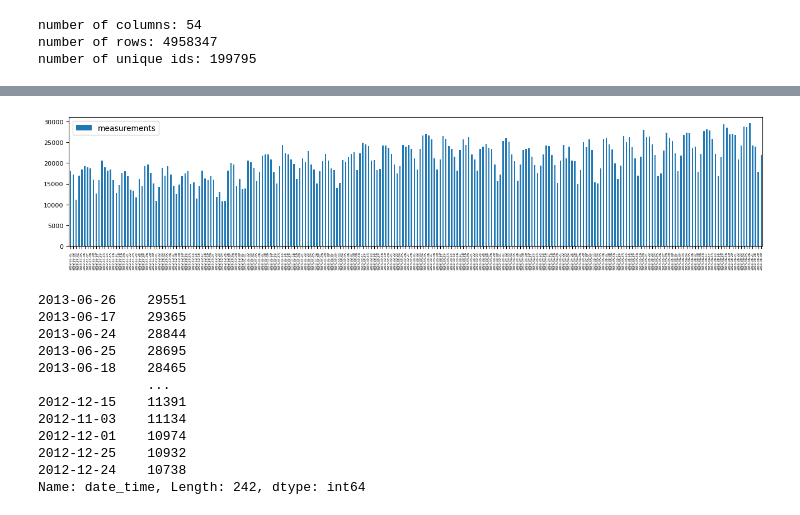
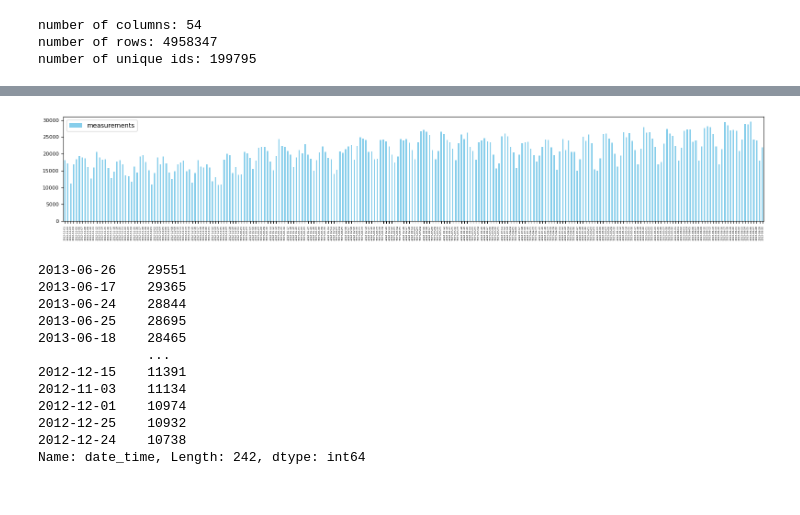
Before and after one commit to Revess/DMT2023_ass2, a Jupyter notebook: notebooks/data_explanation.ipynb, the cells around one changed output, grey strips where cells are left out. Drawn from its saved outputs; the diff is of its cells as text; code cells hidden in the pictures.

```diff
--- a/notebooks/data_explanation.ipynb
+++ b/notebooks/data_explanation.ipynb
@@ -5,4 +5,4 @@ import numpy as np
 import seaborn as sns
 import matplotlib.pyplot as plt
 # %%
-trainingdf = pd.read_csv('./data/training_set_VU_DM.csv')
+trainingdf = pd.read_csv('/Users/florencecornelissen/Documents/VU/DMT/DMT2023_ass2/data/training_set_VU_DM.csv')
@@ -66,23 +70,23 @@ ValueError: setting an array element with a sequence.
 # %%
 timespan = pd.to_datetime(trainingdf['date_time']).dt.date.value_counts()
 timespanbar = timespan.to_frame()
 timespanbar = timespanbar.sort_index()
 
 timespanbar = timespanbar.rename(columns={timespanbar.columns[0]: 'measurements'})
 # plt.xticks(fontsize=3)
 # plt.yticks(fontsize=8)
 # plt.figsize=(16,3)
 # plt.bar(timespanbar.index, timespanbar['measurements'], color='grey')
 # plt.show()
-barplottime = timespanbar.plot(figsize=(16,3), fontsize=3, kind='bar')
+barplottime = timespanbar.plot(figsize=(16,3), fontsize=3, kind='bar', color='skyblue')
 barplottime.tick_params(axis='y', labelsize=8)
 
 # Set the font size for y-axis ticks
 barplottime.tick_params(axis='x', labelsize=4)
-
+plt.tight_layout()  # Adjust the spacing
 plt.show()
 # %% [output]
-[figure, old version]
+[figure, new version]
 # %%
 pd.to_datetime(trainingdf['date_time']).dt.date.value_counts()
 # pd.to_datetime(trainingdf['date_time']).dt.date.nunique()
```
Also changed, not shown: parts of 20 cells of this notebook, 7 other files.
